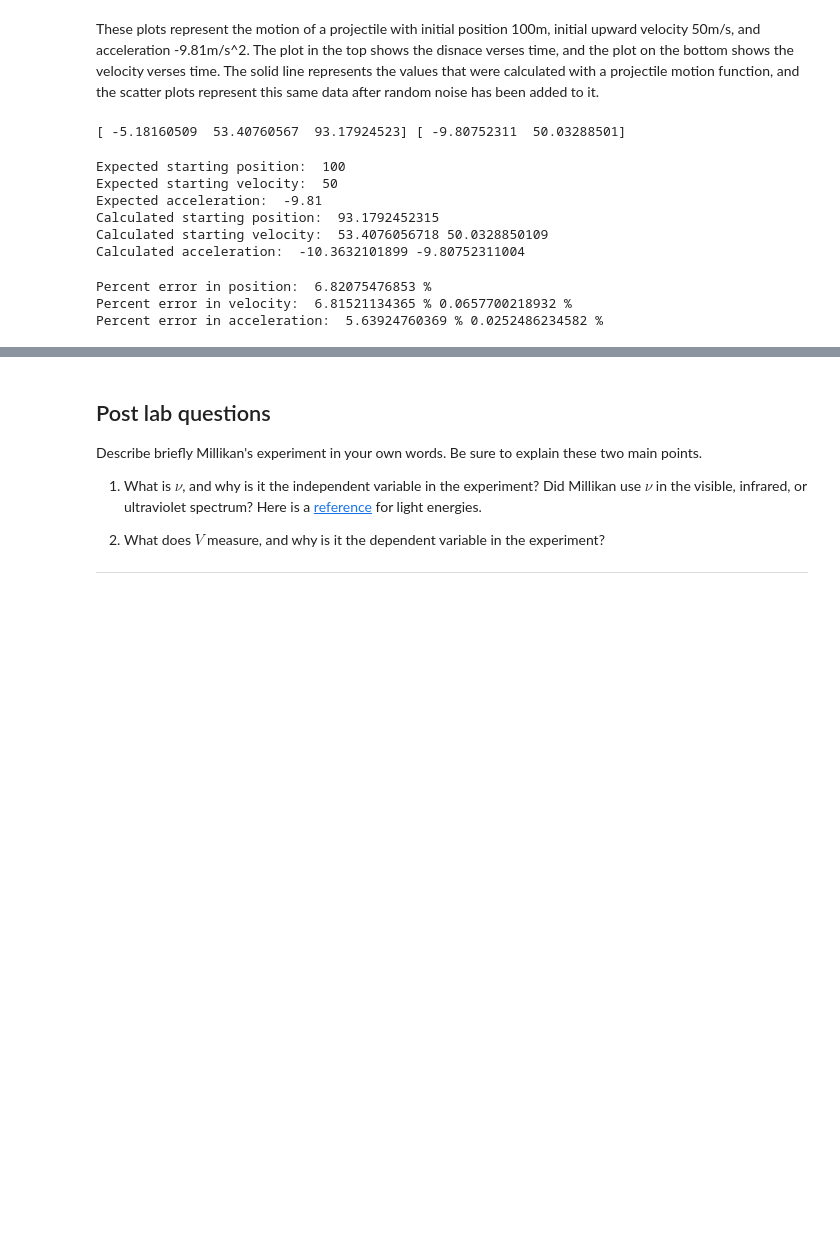
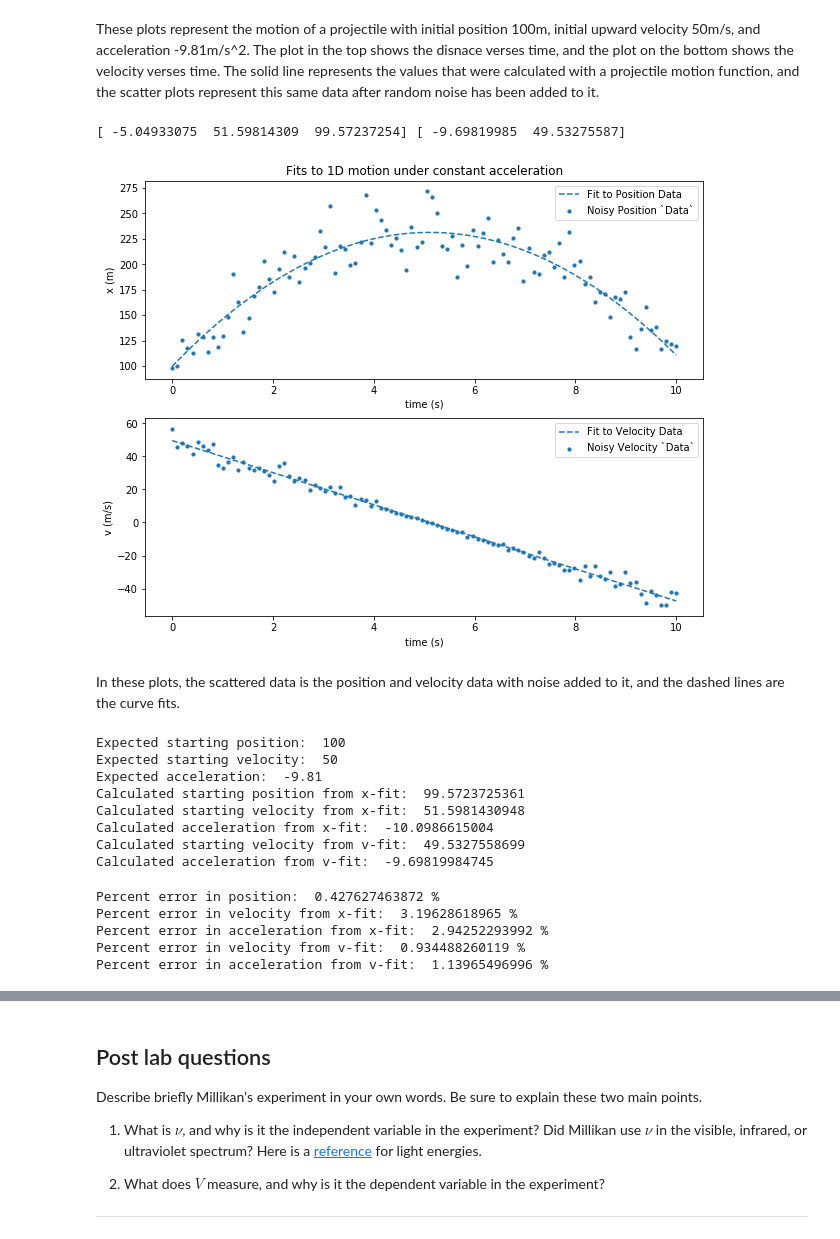
Before and after one commit to aMartin6/Labs, a Jupyter notebook: Lab2/Lab2 - Curve Fitting.ipynb, the cells around one changed output, grey strips where cells are left out. Cells and saved outputs as stored; diff of their text form; code cells hidden in the pictures; blank space fills up the shorter version.

```diff
--- a/Lab2/Lab2 - Curve Fitting.ipynb
+++ b/Lab2/Lab2 - Curve Fitting.ipynb
@@ -330,16 +379,44 @@ These plots represent the motion of a projectile with initial position 100m, ini
 # %%
 # Defines functions for the expected curve fit of the valocity and position data.
 def expectedDistance(x, a, b, c):
     return a * x**2  + b * x + c
 def expectedVelocity(x, a, b):
     return a * x + b
 
 # Calculates the fitted perameters of the noisy data using the curve fit function
 pDistance, covariance = curve_fit(expectedDistance, time, distanceNoise)
 pVelocity, covariance = curve_fit(expectedVelocity, time, velocityNoise)
+
+# CORRECTION: I did not produce a graph using the fits
+distanceFit = expectedDistance(time, *pDistance)
+velocityFit = expectedVelocity(time, *pVelocity)
+# the splat operator unpacks an array into function arguments
+
+plt.figure(figsize=(10, 8))
+plt.subplot(2, 1, 1)
+plt.plot(time, distanceFit, '--',label="Fit to Position Data")
+plt.scatter(time, distanceNoise, s=10,label="Noisy Position `Data`")
+plt.legend()
+
+plt.title('Fits to 1D motion under constant acceleration')
+plt.xlabel('time (s)')
+plt.ylabel('x (m)')
+
+plt.subplot(2, 1, 2)
+plt.plot(time, velocityFit, '--',label="Fit to Velocity Data")
+plt.scatter(time, velocityNoise, s=10,label="Noisy Velocity `Data`")
+
+plt.xlabel('time (s)')
+plt.ylabel('v (m/s)')
+plt.legend()
+# END CORRECTION
+
 print(pDistance, pVelocity)
 # %% [output]
-[ -5.18160509  53.40760567  93.17924523] [ -9.80752311  50.03288501]
+[ -5.04933075  51.59814309  99.57237254] [ -9.69819985  49.53275587]
+[figure, added]
+# %% [markdown]
+In these plots, the scattered data is the position and velocity data with noise added to it, and the dashed lines are the curve fits.
 # %%
 # Creates and prints variables that represent the expected and fitted data.
 expected_xi = 100
@@ -350,30 +427,42 @@ calculated_vi1 = pDistance[1]
 calculated_vi2 = pVelocity[1]
 calculated_a1 = pDistance[0]*2
 calculated_a2 = pVelocity[0]
+# CORRECTION: changed the formatting to make it clearer
 print("Expected starting position: ", expected_xi)
 print("Expected starting velocity: ", expected_vi)
 print("Expected acceleration: ", expected_a)
-print("Calculated starting position: ", calculated_xi)
-print("Calculated starting velocity: ", calculated_vi1, calculated_vi2)
-print("Calculated acceleration: ", calculated_a1, calculated_a2)
+print("Calculated starting position from x-fit: ", calculated_xi)
+print("Calculated starting velocity from x-fit: ", calculated_vi1)
+print("Calculated acceleration from x-fit: ", calculated_a1)
+print("Calculated starting velocity from v-fit: ", calculated_vi2)
+print("Calculated acceleration from v-fit: ", calculated_a2)
+# END CORRECTION
 # %% [output]
 Expected starting position:  100
 Expected starting velocity:  50
 Expected acceleration:  -9.81
-Calculated starting position:  93.1792452315
-Calculated starting velocity:  53.4076056718 50.0328850109
-Calculated acceleration:  -10.3632101899 -9.80752311004
+Calculated starting position from x-fit:  99.5723725361
+Calculated starting velocity from x-fit:  51.5981430948
+Calculated acceleration from x-fit:  -10.0986615004
+Calculated starting velocity from v-fit:  49.5327558699
+Calculated acceleration from v-fit:  -9.69819984745
 # %%
 # Creates a function that calculates error given expected and calculated values
 def error(expected,calculated):
     diff = abs((expected-calculated) / expected) * 100
     return diff
 
+# CORRECTION: Changed formatting to make it clearer
 # Calculates and prints the percent error in the initial position, initial velocity, and acceleration using the error function
 print("Percent error in position: ", error(expected_xi,calculated_xi),"%")
-print("Percent error in velocity: ", error(expected_vi,calculated_vi1),"%",error(expected_vi,calculated_vi2),"%")
-print("Percent error in acceleration: ", error(expected_a,calculated_a1),"%",error(expected_a,calculated_a2),"%")
+print("Percent error in velocity from x-fit: ", error(expected_vi,calculated_vi1),"%")
+print("Percent error in acceleration from x-fit: ", error(expected_a,calculated_a1),"%")
+print("Percent error in velocity from v-fit: ", error(expected_vi,calculated_vi2),"%")
+print("Percent error in acceleration from v-fit: ", error(expected_a,calculated_a2),"%")
+# END CORRECTION
 # %% [output]
-Percent error in position:  6.82075476853 %
-Percent error in velocity:  6.81521134365 % 0.0657700218932 %
-Percent error in acceleration:  5.63924760369 % 0.0252486234582 %
+Percent error in position:  0.427627463872 %
+Percent error in velocity from x-fit:  3.19628618965 %
+Percent error in acceleration from x-fit:  2.94252293992 %
+Percent error in velocity from v-fit:  0.934488260119 %
+Percent error in acceleration from v-fit:  1.13965496996 %
```
Also changed, not shown: parts of 12 cells of this notebook.
